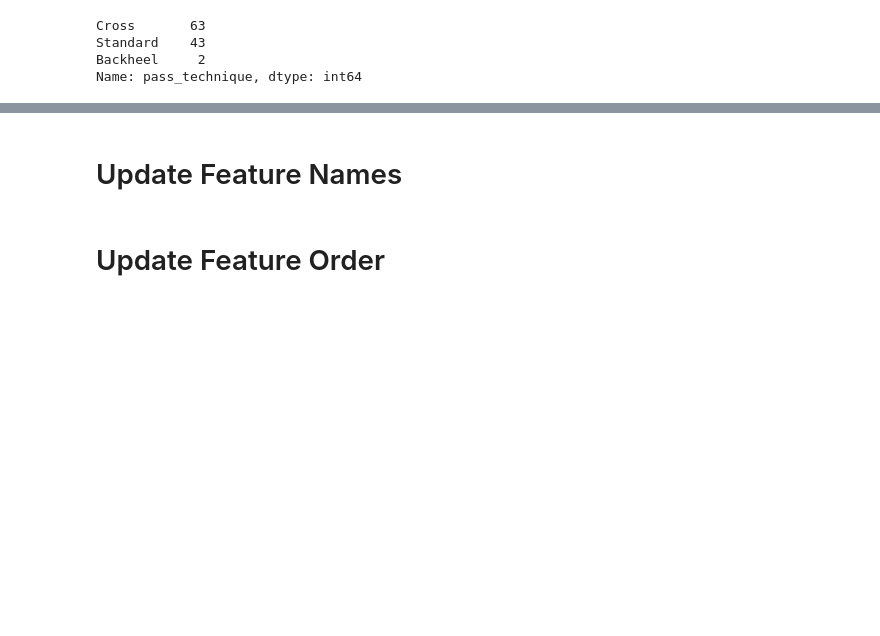
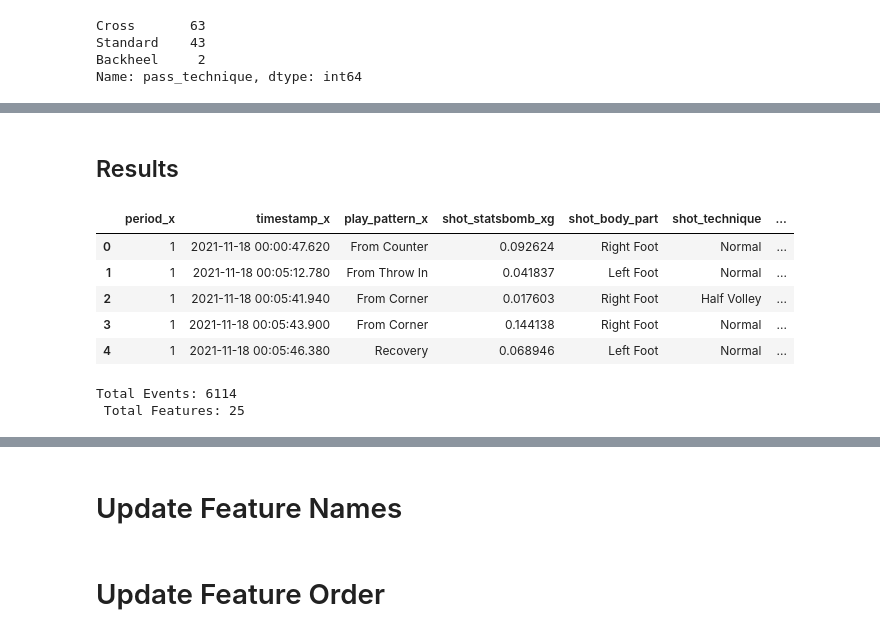
Before and after one commit to wswager/womens_soccer_expected_goals_model, a Jupyter notebook: data_cleaning/expected_goals_data_cleaning_notebook2.ipynb, the cells around one changed output, grey strips where cells are left out. Saved outputs shown, nothing was run; the diff lists cells and outputs as text; code cells hidden in the pictures; blank space fills up the shorter version.

```diff
--- a/data_cleaning/expected_goals_data_cleaning_notebook2.ipynb
+++ b/data_cleaning/expected_goals_data_cleaning_notebook2.ipynb
@@ -717,5 +1167,0 @@ Name: shot_location_x, dtype: float64
-# %%
-# Drop outliers
-
-extracted_data.drop(outliers_shot_location_x.index,
-                    inplace = True)
@@ -1203,0 +1999,6 @@ Name: play_pattern_x, dtype: int64
+# %%
+# Drop pass_length
+
+extracted_data.drop('pass_length',
+                    axis = 1,
+                    inplace = True)
@@ -1204,3 +2013,9 @@ Name: play_pattern_x, dtype: int64
+# %%
+# Drop pass_angle
+
+extracted_data.drop('pass_angle',
+                    axis = 1,
+                    inplace = True)
 # %% [markdown]
 ## pass_technique
 # %%
@@ -1442 +2351,17 @@ Backheel          13
 Name: pass_technique, dtype: int64
+# %% [markdown]
+## Results
+# %%
+extracted_data.head()
+# %% [output]
+|  | period_x | timestamp_x | play_pattern_x | shot_statsbomb_xg | shot_body_part | shot_technique | ... |
+| 0 | 1 | 2021-11-18 00:00:47.620 | From Counter | 0.092624 | Right Foot | Normal | ... |
+| 1 | 1 | 2021-11-18 00:05:12.780 | From Throw In | 0.041837 | Left Foot | Normal | ... |
+| 2 | 1 | 2021-11-18 00:05:41.940 | From Corner | 0.017603 | Right Foot | Half Volley | ... |
+| 3 | 1 | 2021-11-18 00:05:43.900 | From Corner | 0.144138 | Right Foot | Normal | ... |
+| 4 | 1 | 2021-11-18 00:05:46.380 | Recovery | 0.068946 | Left Foot | Normal | ... |
+# %%
+df_description(extracted_data)
+# %% [output]
+Total Events: 6114
+ Total Features: 25
```
Also changed, not shown: parts of 324 cells of this notebook.
